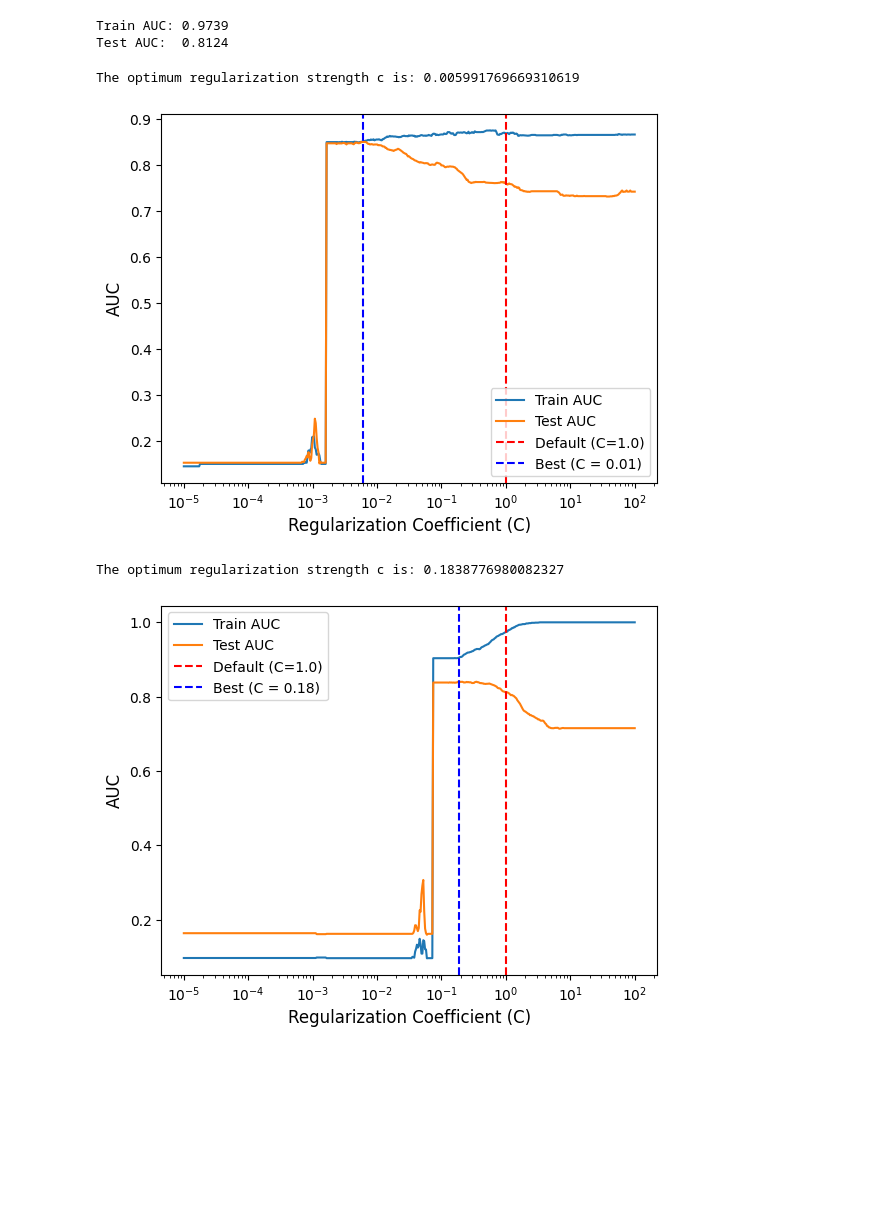
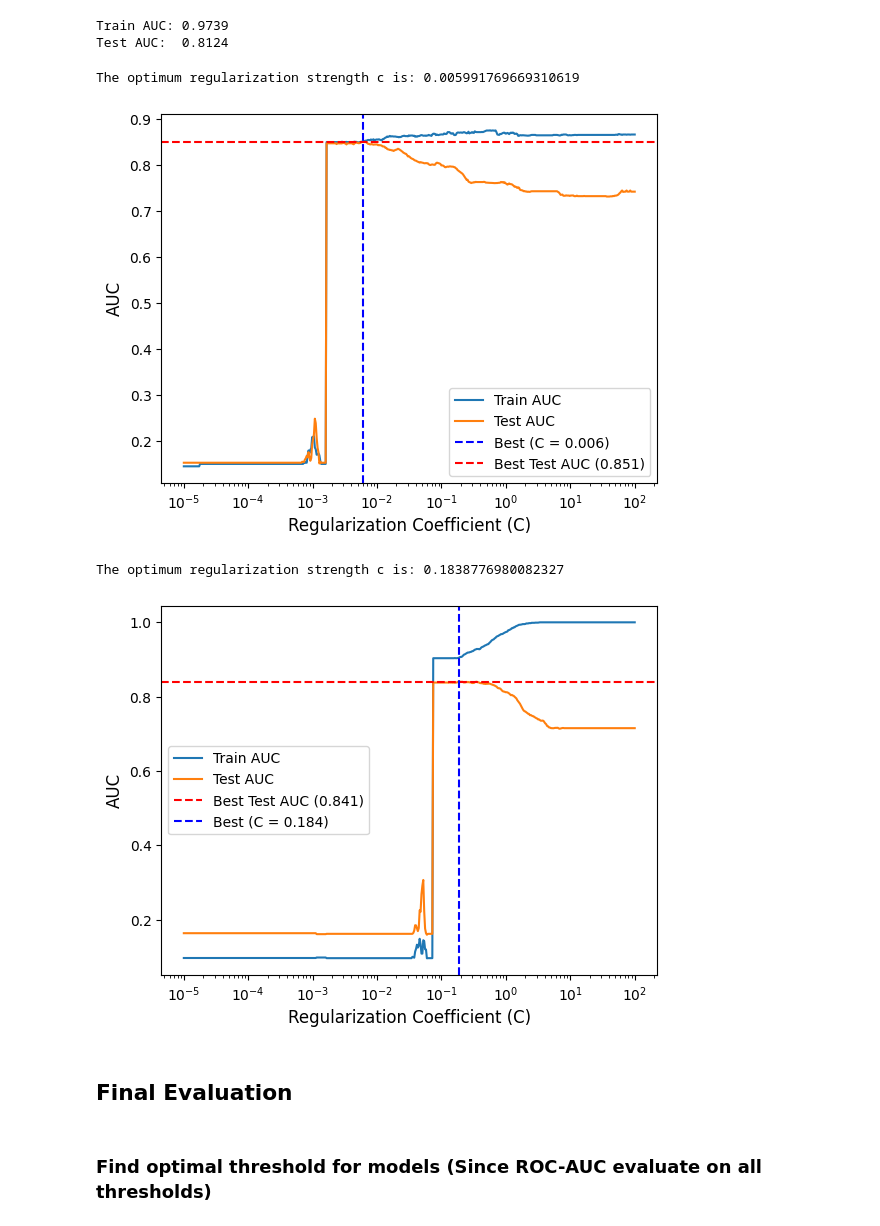
Before and after one commit to longlinh123456/final_project, a Jupyter notebook: source/supervised.ipynb, the cells around one changed output. Saved outputs shown, nothing was run; the diff lists cells and outputs as text; code cells hidden in the pictures; blank space fills up the shorter version.

```diff
--- a/source/supervised.ipynb
+++ b/source/supervised.ipynb
@@ -250,0 +251,24 @@ The optimum regularization strength c is: 1e-05
+# %%
+# Vary regularization strength for L2 regularization
+auc_df = pd.DataFrame(columns=["C", "Training Set", "Testing Set"])
+for C in np.logspace(-5, 2, 1000):
+    model = train_logistic(C=C, l1_ratio = 1, solver="liblinear")
+    auc_df.loc[len(auc_df)] = [
+        C,
+        roc_auc_score(y_train, model.predict_proba(X_train_sc)[:, 1]),
+        roc_auc_score(y_test, model.predict_proba(X_test_sc)[:, 1]),
+    ]
+
+best_auc_idx = auc_df["Testing Set"].idxmax();
+best_c_l1 = auc_df.loc[best_auc_idx, "C"]
+best_auc = auc_df.loc[best_auc_idx, "Testing Set"]
+print(f"The optimum regularization strength c is: {best_c_l1}")
+
+# ----------------------- Visualize AUC by Regularization Strength ----------------------
+ax = auc_df.plot.line(x="C", logx=True)
+ax.axvline(x=1.0, color='red', linestyle='--', label='Default (C=1.0)')
+ax.axvline(x = best_c_l1, color = 'blue', linestyle = '--', label = f"Best (C = {best_c_l1:.3f}, AUC = {best_auc:.3f})")
+ax.set_xlabel('Regularization Coefficient (C)', fontsize=12)
+ax.set_ylabel('AUC', fontsize=12)
+ax.legend()
+plt.savefig("../figures/l1_logistic_auc.pdf", bbox_inches="tight")
@@ -299,45 +326,48 @@ for C in np.logspace(-5, 2, 500):
     ]
 
 
-best_auc_idx = auc_df["Test AUC"].idxmax();
-best_c = auc_df.loc[best_auc_idx, "C"]
-print(f"The optimum regularization strength c is: {best_c}")
+best_auc_idx = auc_df["Test AUC"].idxmax()
+best_auc = auc_df.loc[best_auc_idx, "Test AUC"]
+best_c_linear_svm = auc_df.loc[best_auc_idx, "C"]
+print(f"The optimum regularization strength c is: {best_c_linear_svm}")
 
 # ----------------------- Visualize AUC by Regularization Strength ----------------------
 ax = auc_df.plot.line(x="C", logx=True)
-ax.axvline(x=1.0, color='red', linestyle='--', label='Default (C=1.0)')
-ax.axvline(x = best_c, color = 'blue', linestyle = '--', label = f"Best (C = {best_c:.2f})")
+# ax.axvline(x=1.0, color='red', linestyle='--', label='Default (C=1.0)')
+ax.axvline(x = best_c_linear_svm, color = 'blue', linestyle = '--', label = f"Best (C = {best_c_linear_svm:.3f})")
+ax.axhline(y = best_auc, color = 'red', linestyle = '--', label = f'Best Test AUC ({best_auc:.3f})')
 ax.set_xlabel('Regularization Coefficient (C)', fontsize=12)
 ax.set_ylabel('AUC', fontsize=12)
 ax.legend()
 plt.savefig("../figures/linear_svm_auc.pdf", bbox_inches="tight")
 # %% [output]
 The optimum regularization strength c is: 0.005991769669310619
-[figure, old version]
+[figure, new version]
 # %%
 # Vary regularization strength for L2 regularization
 auc_df = pd.DataFrame(columns=["C", "Train AUC", "Test AUC"])
 for C in np.logspace(-5, 2, 500):
     model = train_svm(C=C, kernel = "rbf", gamma = "scale")
     auc_df.loc[len(auc_df)] = [
         C,
         roc_auc_score(y_train, model.predict_proba(X_train_sc)[:, 1]),
         roc_auc_score(y_test, model.predict_proba(X_test_sc)[:, 1]),
     ]
 
 
-best_auc_idx = auc_df["Test AUC"].idxmax();
-best_c = auc_df.loc[best_auc_idx, "C"]
-print(f"The optimum regularization strength c is: {best_c}")
+best_auc_idx = auc_df["Test AUC"].idxmax()
+best_auc = auc_df.loc[best_auc_idx, "Test AUC"]
+best_c_rbf_svm = auc_df.loc[best_auc_idx, "C"]
+print(f"The optimum regularization strength c is: {best_c_rbf_svm}")
 
 # ----------------------- Visualize AUC by Regularization Strength ----------------------
 ax = auc_df.plot.line(x="C", logx=True)
-ax.axvline(x=1.0, color='red', linestyle='--', label='Default (C=1.0)')
-ax.axvline(x = best_c, color = 'blue', linestyle = '--', label = f"Best (C = {best_c:.2f})")
+ax.axhline(y = best_auc, color = 'red', linestyle = '--', label = f'Best Test AUC ({best_auc:.3f})')
+ax.axvline(x = best_c_rbf_svm, color = 'blue', linestyle = '--', label = f"Best (C = {best_c_rbf_svm:.3f})")
 ax.set_xlabel('Regularization Coefficient (C)', fontsize=12)
 ax.set_ylabel('AUC', fontsize=12)
 ax.legend()
 plt.savefig("../figures/rbf_svm_auc.pdf", bbox_inches="tight")
 # %% [output]
 The optimum regularization strength c is: 0.1838776980082327
-[figure, old version]
+[figure, new version]
@@ -353,0 +374,4 @@ y_test_prob = svm.predict_proba(X_test_sc)[:, 1]
+# %% [markdown]
+## **Final Evaluation**
+# %% [markdown]
+### **Find optimal threshold for models (Since ROC-AUC evaluate on all thresholds)**
```
Also changed, not shown: parts of 9 cells of this notebook, 7 other files.
